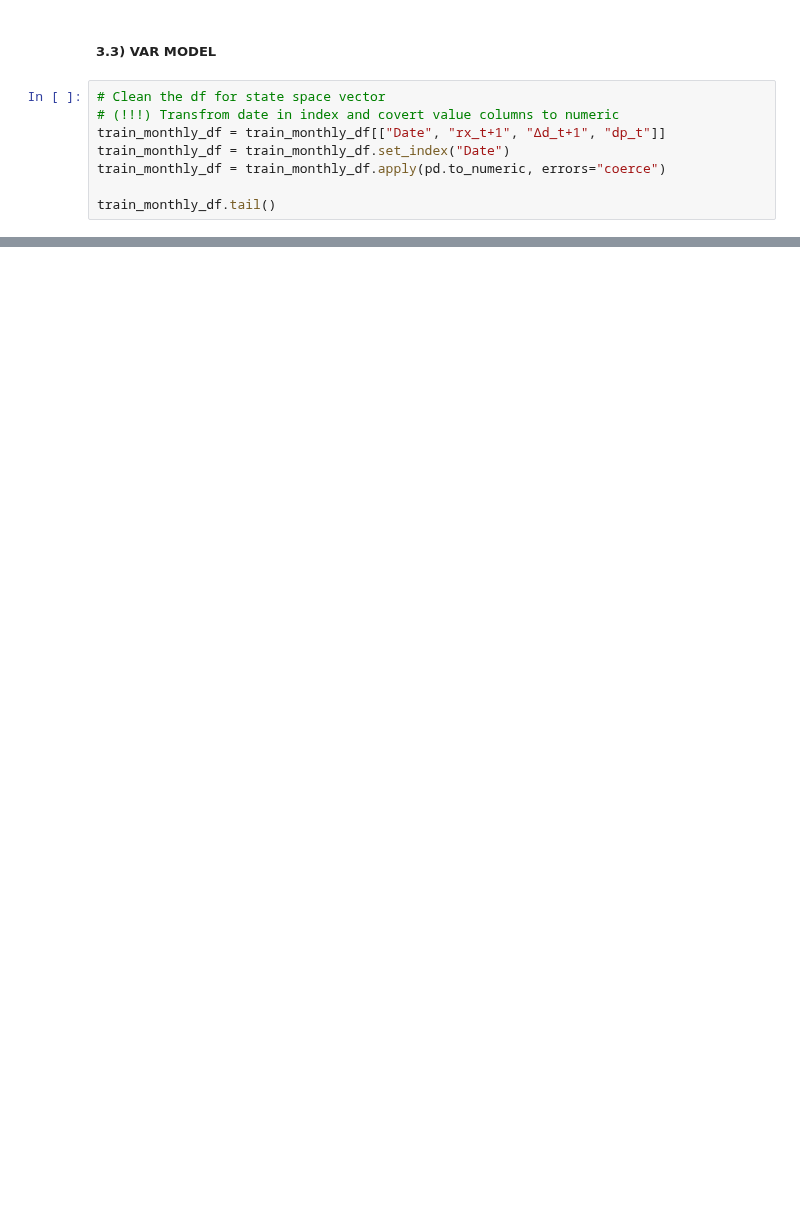
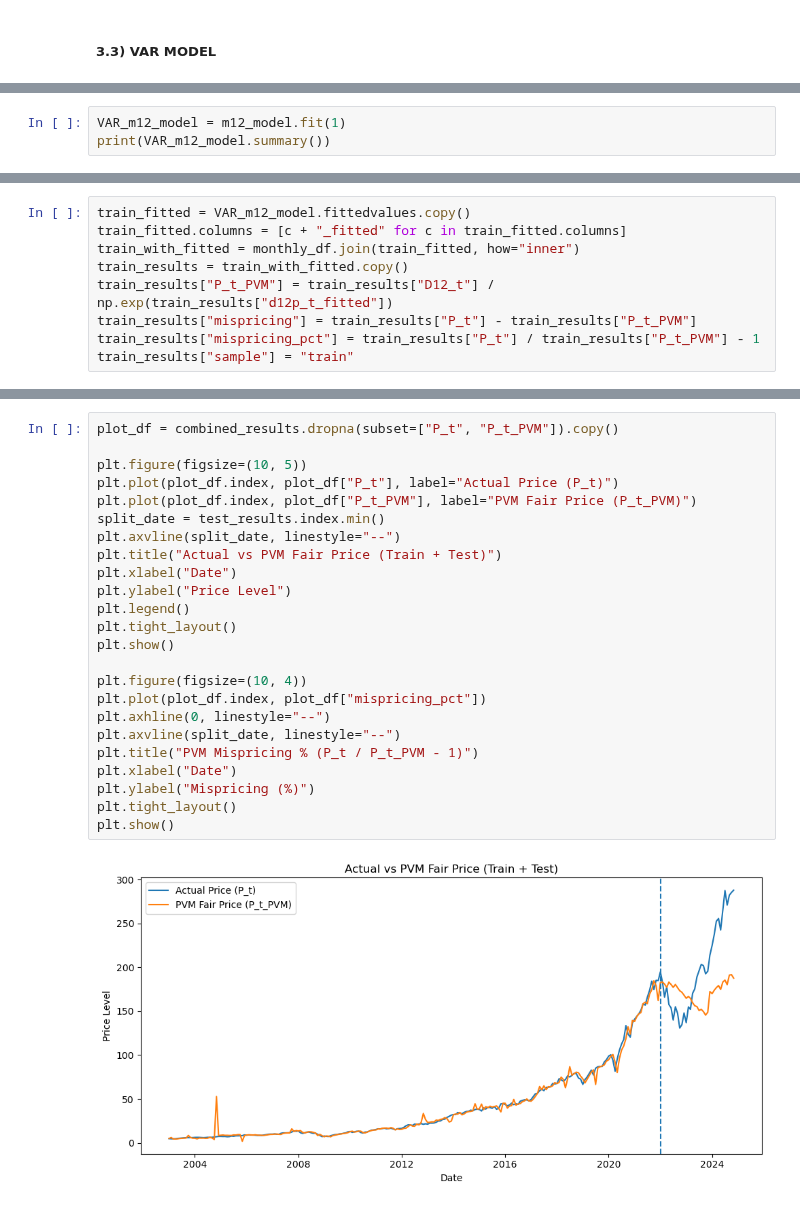
Before and after one commit to EliaLand/Martingale_FVM_AssetPricing, a Jupyter notebook: Part 2/main_FVM.ipynb, the cells around one changed output, grey strips where cells are left out. Drawn from its saved outputs; the diff is of its cells as text; blank space fills up the shorter version.

```diff
--- a/Part 2/main_FVM.ipynb
+++ b/Part 2/main_FVM.ipynb
@@ -400,10 +400,2 @@ test_monthly_df.to_csv("FVM_data/test_monthly_df.csv", index=False)
 # %% [markdown]
 ##### **3.3) VAR MODEL**
-# %%
-# Clean the df for state space vector
-# (!!!) Transfrom date in index and covert value columns to numeric
-train_monthly_df = train_monthly_df[["Date", "rx_t+1", "Δd_t+1", "dp_t"]]
-train_monthly_df = train_monthly_df.set_index("Date")
-train_monthly_df = train_monthly_df.apply(pd.to_numeric, errors="coerce")
-
-train_monthly_df.tail()
@@ -465,0 +429,3 @@ dp_t      0.199030 -0.033311  1.000000
+# %%
+VAR_m12_model = m12_model.fit(1)
+print(VAR_m12_model.summary())
@@ -465,0 +452,9 @@ dp_t      0.199030 -0.033311  1.000000
+# %%
+train_fitted = VAR_m12_model.fittedvalues.copy()
+train_fitted.columns = [c + "_fitted" for c in train_fitted.columns]
+train_with_fitted = monthly_df.join(train_fitted, how="inner")
+train_results = train_with_fitted.copy()
+train_results["P_t_PVM"] = train_results["D12_t"] / np.exp(train_results["d12p_t_fitted"])
+train_results["mispricing"] = train_results["P_t"] - train_results["P_t_PVM"]
+train_results["mispricing_pct"] = train_results["P_t"] / train_results["P_t_PVM"] - 1
+train_results["sample"] = "train"
@@ -465,0 +528,26 @@ dp_t      0.199030 -0.033311  1.000000
+# %%
+plot_df = combined_results.dropna(subset=["P_t", "P_t_PVM"]).copy()
+
+plt.figure(figsize=(10, 5))
+plt.plot(plot_df.index, plot_df["P_t"], label="Actual Price (P_t)")
+plt.plot(plot_df.index, plot_df["P_t_PVM"], label="PVM Fair Price (P_t_PVM)")
+split_date = test_results.index.min()
+plt.axvline(split_date, linestyle="--")
+plt.title("Actual vs PVM Fair Price (Train + Test)")
+plt.xlabel("Date")
+plt.ylabel("Price Level")
+plt.legend()
+plt.tight_layout()
+plt.show()
+
+plt.figure(figsize=(10, 4))
+plt.plot(plot_df.index, plot_df["mispricing_pct"])
+plt.axhline(0, linestyle="--")
+plt.axvline(split_date, linestyle="--")
+plt.title("PVM Mispricing % (P_t / P_t_PVM - 1)")
+plt.xlabel("Date")
+plt.ylabel("Mispricing (%)")
+plt.tight_layout()
+plt.show()
+# %% [output]
+[figure, added]
```
Also changed, not shown: parts of 27 cells of this notebook.
